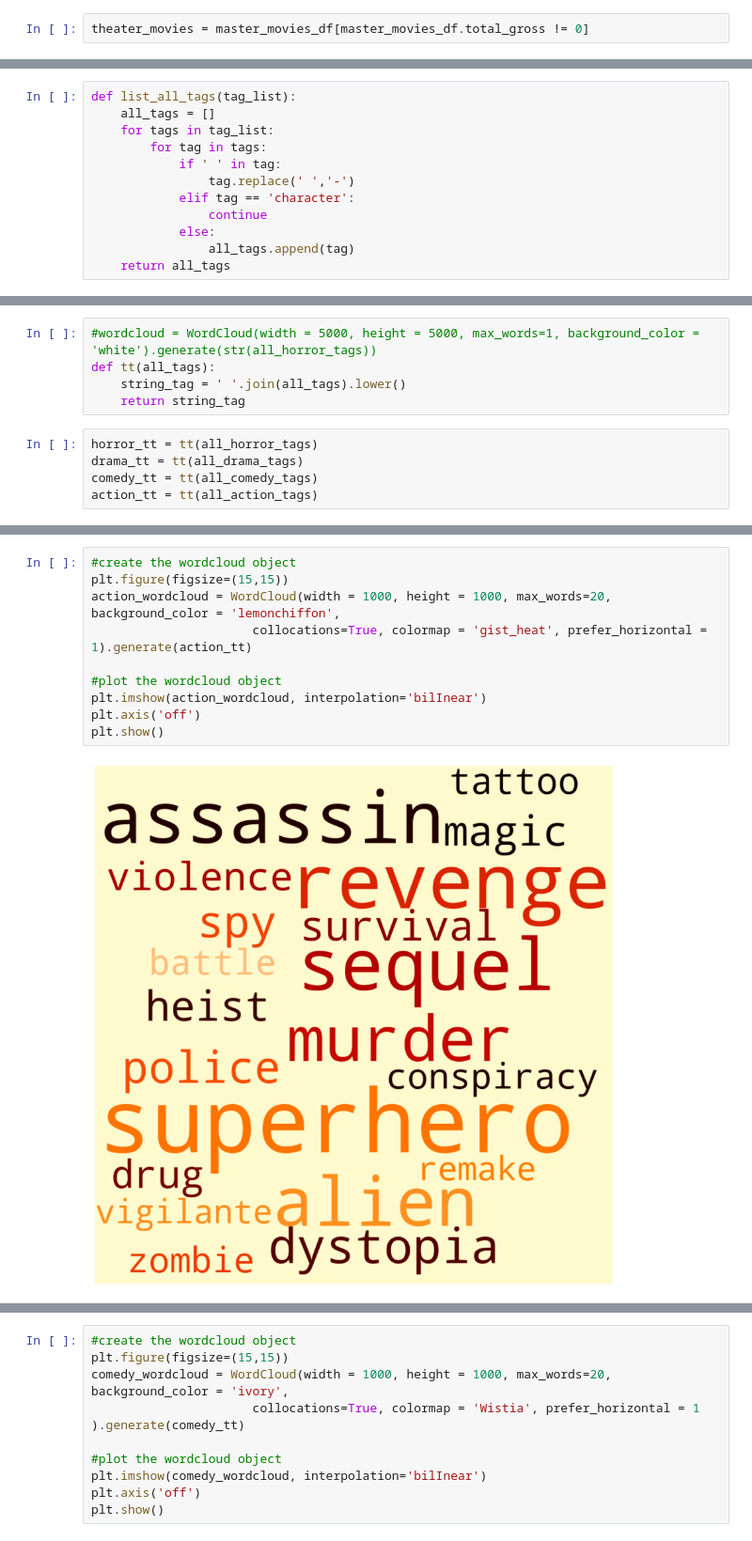
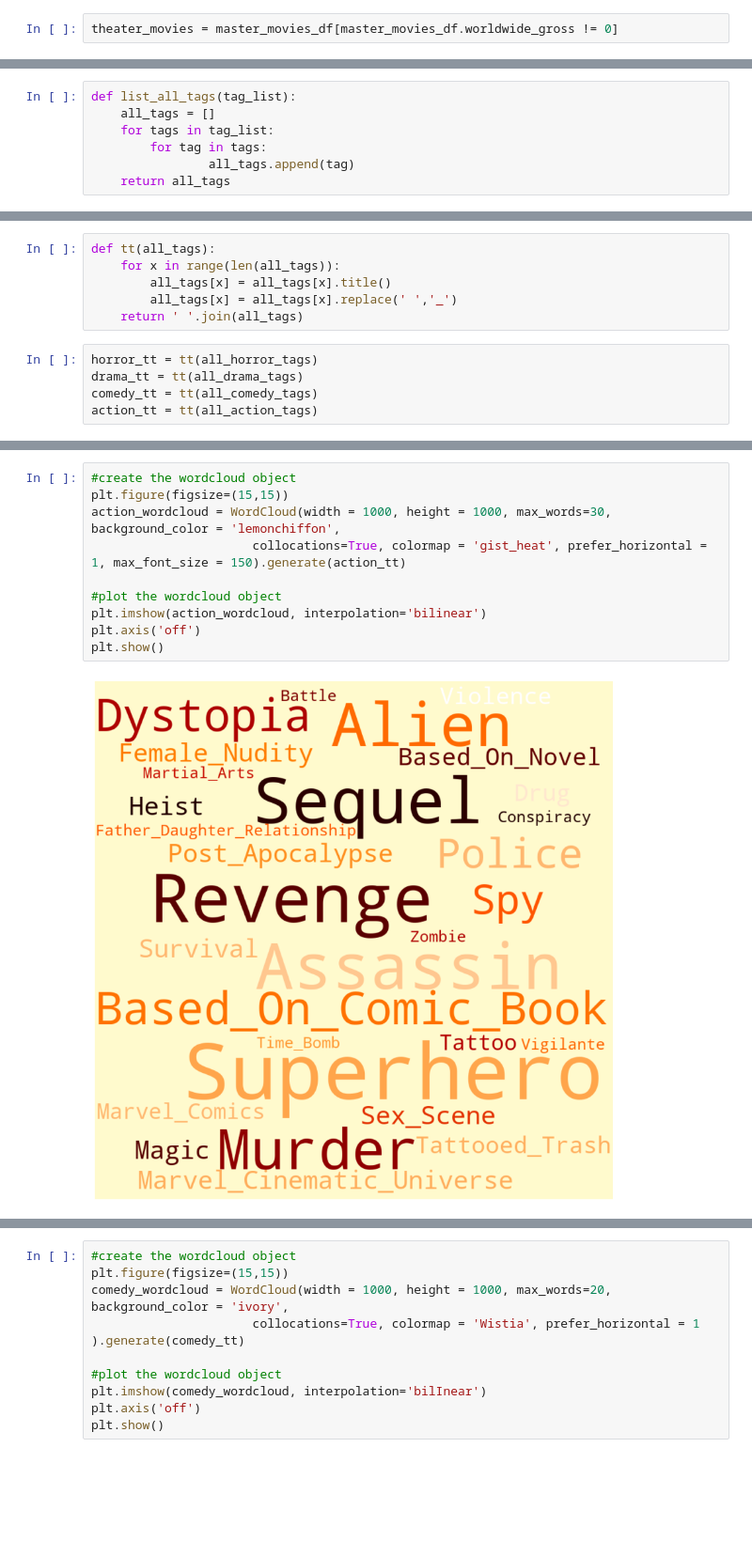
Before and after one commit to kjkahalley/optimal-film-analysis, a Jupyter notebook: master_notebook.ipynb, the cells around one changed output, grey strips where cells are left out. Shown at 94% size. Saved outputs shown, nothing was run; the diff lists cells and outputs as text; blank space fills up the shorter version.

```diff
--- a/master_notebook.ipynb
+++ b/master_notebook.ipynb
@@ -109,5 +108,5 @@ stream_movies = stream_movies.drop(['domestic_gross','worldwide_gross','total_gr
 # %%
-theater_movies = master_movies_df[master_movies_df.total_gross != 0]
+theater_movies = master_movies_df[master_movies_df.worldwide_gross != 0]
 # %% [markdown]
 ## I made CSV files out of theater movies and streamed movies
 # %%
@@ -234,10 +243,5 @@ def list_all_tags(tag_list):
     all_tags = []
     for tags in tag_list:
         for tag in tags:
-            if ' ' in tag:
-                tag.replace(' ','-')
-            elif tag == 'character':
-                continue
-            else:
                 all_tags.append(tag)
     return all_tags
@@ -246,11 +252,12 @@ all_horror_tags = list_all_tags(horror_tags_nonull)
 all_drama_tags = list_all_tags(drama_tags_nonull)
 all_comedy_tags = list_all_tags(comedy_tags_nonull)
 all_action_tags = list_all_tags(action_tags_nonull)
-# %%
-#wordcloud = WordCloud(width = 5000, height = 5000, max_words=1, background_color = 'white').generate(str(all_horror_tags))
-def tt(all_tags):
-    string_tag = ' '.join(all_tags).lower()
-    return string_tag
+# %%
+def tt(all_tags):
+    for x in range(len(all_tags)):
+        all_tags[x] = all_tags[x].title()
+        all_tags[x] = all_tags[x].replace(' ','_')
+    return ' '.join(all_tags)
 # %%
 horror_tt = tt(all_horror_tags)
 drama_tt = tt(all_drama_tags)
@@ -259,15 +268,15 @@ action_tt = tt(all_action_tags)
 # %%
 #create the wordcloud object
 plt.figure(figsize=(15,15))
-action_wordcloud = WordCloud(width = 1000, height = 1000, max_words=20, background_color = 'lemonchiffon',
-                      collocations=True, colormap = 'gist_heat', prefer_horizontal = 1).generate(action_tt)
+action_wordcloud = WordCloud(width = 1000, height = 1000, max_words=30, background_color = 'lemonchiffon',
+                      collocations=True, colormap = 'gist_heat', prefer_horizontal = 1, max_font_size = 150).generate(action_tt)
 
 #plot the wordcloud object
-plt.imshow(action_wordcloud, interpolation='bilInear')
+plt.imshow(action_wordcloud, interpolation='bilinear')
 plt.axis('off')
 plt.show()
 # %% [output]
-[figure, old version]
+[figure, new version]
 # %%
 #create the wordcloud object
 plt.figure(figsize=(15,15))
```
Also changed, not shown: parts of 22 cells of this notebook, 11 other files.
